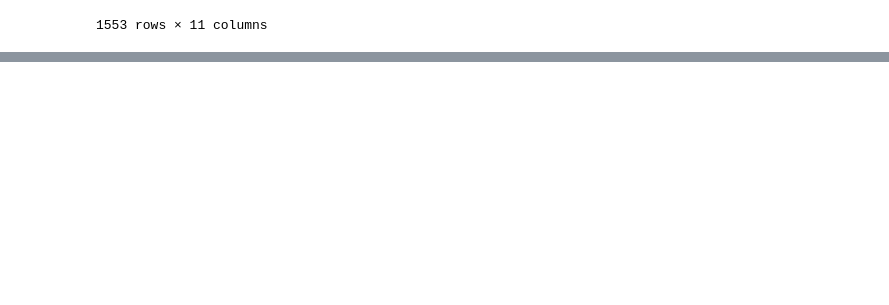
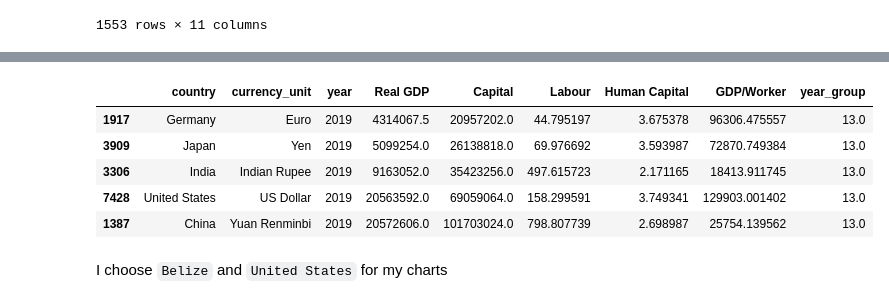
Before and after one commit to jxy-ygjm/EC1B1-Mini-Assessment, a Jupyter notebook: Mini Assessment.ipynb, the cells around one changed output, grey strips where cells are left out. Saved outputs shown, nothing was run; the diff lists cells and outputs as text; code cells hidden in the pictures; blank space fills up the shorter version.

```diff
--- a/Mini Assessment.ipynb
+++ b/Mini Assessment.ipynb
@@ -598,0 +686,13 @@ averaged_df
+# %%
+# List the 5 country that has highest last year GDP
+last_year = df["year"].max()
+df[df["year"] == last_year].sort_values("Real GDP").tail(5)
+# %% [output]
+|  | country | currency_unit | year | Real GDP | Capital | Labour | Human Capital | GDP/Worker | year_group |
+| 1917 | Germany | Euro | 2019 | 4314067.5 | 20957202.0 | 44.795197 | 3.675378 | 96306.475557 | 13.0 |
+| 3909 | Japan | Yen | 2019 | 5099254.0 | 26138818.0 | 69.976692 | 3.593987 | 72870.749384 | 13.0 |
+| 3306 | India | Indian Rupee | 2019 | 9163052.0 | 35423256.0 | 497.615723 | 2.171165 | 18413.911745 | 13.0 |
+| 7428 | United States | US Dollar | 2019 | 20563592.0 | 69059064.0 | 158.299591 | 3.749341 | 129903.001402 | 13.0 |
+| 1387 | China | Yuan Renminbi | 2019 | 20572606.0 | 101703024.0 | 798.807739 | 2.698987 | 25754.139562 | 13.0 |
+# %% [markdown]
+I choose `Belize` and `United States` for my charts
```
Also changed, not shown: parts of 9 cells of this notebook.
